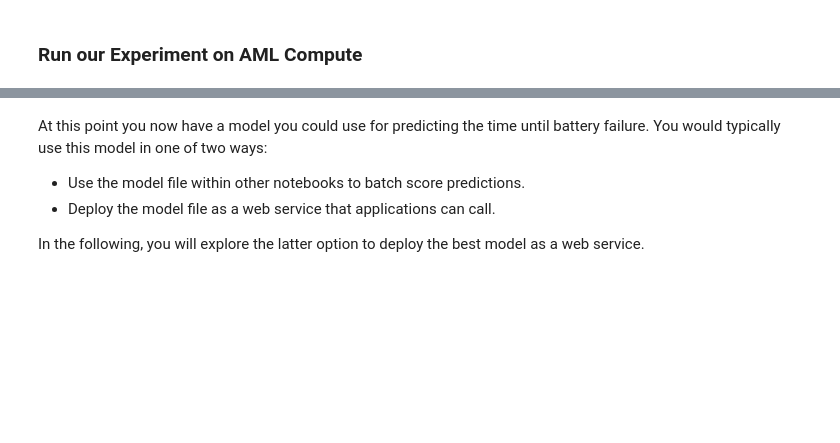
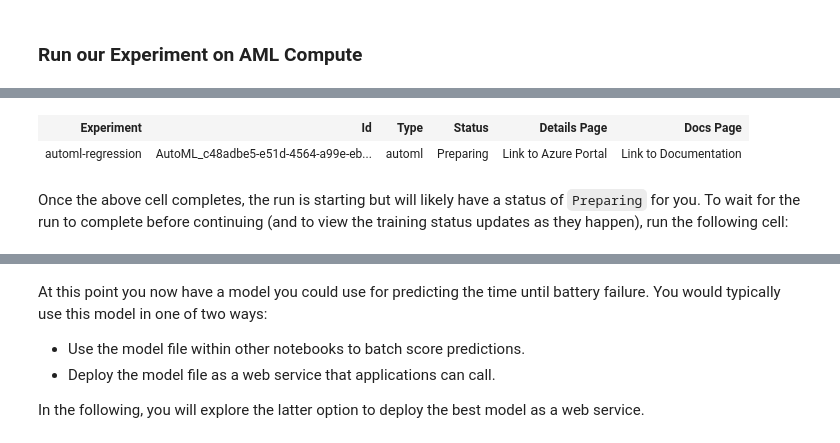
Before and after one commit to solliancenet/tech-immersion-data-ai, a Jupyter notebook: day2-exp1/predict-battery-life-with-AML.ipynb, the cells around one changed output, grey strips where cells are left out. Drawn from its saved outputs; the diff is of its cells as text; code cells hidden in the pictures; blank space fills up the shorter version.

```diff
--- a/day2-exp1/predict-battery-life-with-AML.ipynb
+++ b/day2-exp1/predict-battery-life-with-AML.ipynb
@@ -235,0 +283,20 @@ remote_run
+# %%
+automl_config = AutoMLConfig(task = 'regression',
+                             iterations = 4,
+                             iteration_timeout_minutes = 10,
+                             max_cores_per_iteration = 10,
+                             preprocess= True,
+                             primary_metric='normalized_root_mean_squared_error',
+                             n_cross_validations = 5,
+                             debug_log = 'automl.log',
+                             verbosity = logging.DEBUG,
+                             data_script = project_folder + "/get_data.py",
+                             compute_target = compute_target,
+                             path = project_folder)
+remote_run = experiment.submit(automl_config, show_output=False)
+remote_run
+# %% [output]
+| Experiment | Id | Type | Status | Details Page | Docs Page |
+| automl-regression | AutoML_c48adbe5-e51d-4564-a99e-eb... | automl | Preparing | Link to Azure Portal | Link to Documentation |
+# %% [markdown]
+Once the above cell completes, the run is starting but will likely have a status of `Preparing` for you. To wait for the run to complete before continuing (and to view the training status updates as they happen), run the following cell:
```
Also changed, not shown: parts of 68 cells of this notebook.
